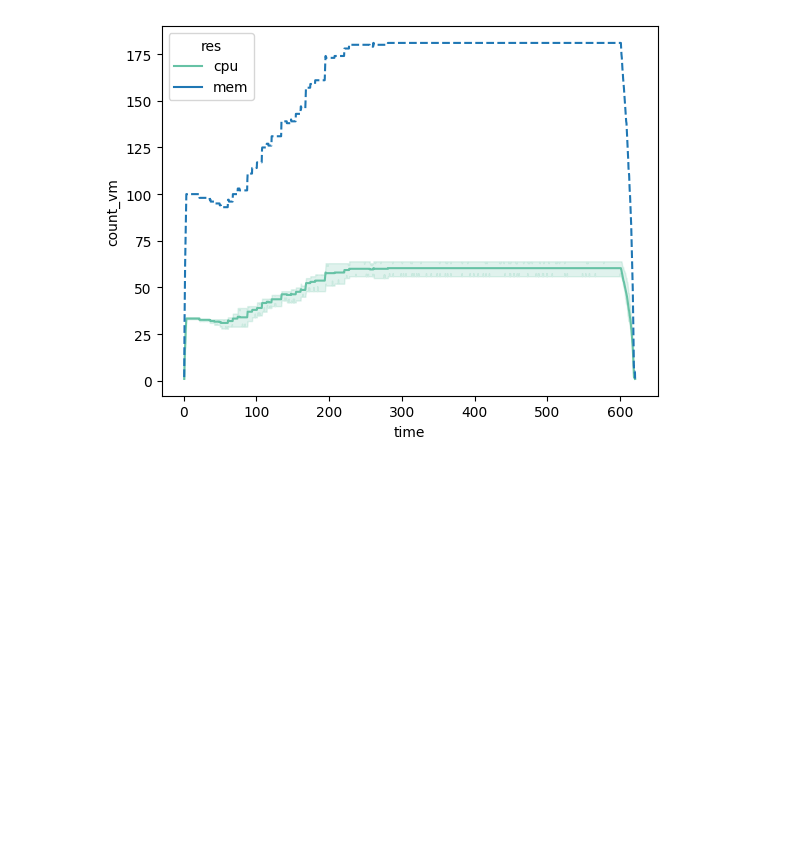
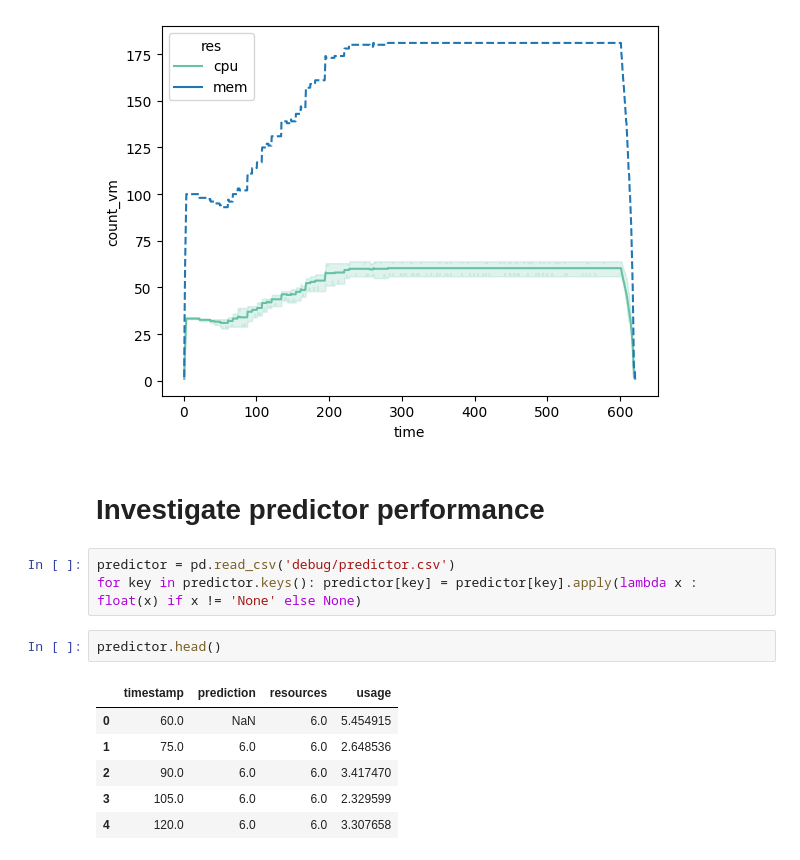
Before and after one commit to jacquetpi/VMSlack, a Jupyter notebook: investigation.ipynb, the cells around one changed output. Drawn from its saved outputs; the diff is of its cells as text; blank space fills up the shorter version.

```diff
--- a/investigation.ipynb
+++ b/investigation.ipynb
@@ -97,3 +97,17 @@ g_val = sns.lineplot(data=subsets_unarchived.loc[subsets_unarchived['res'] == 'c
 g_val = sns.lineplot(data=subsets_unarchived.loc[subsets_unarchived['res'] == 'mem'], x='time', y='count_vm', hue='res', linestyle='--')
 # %% [output]
 [figure]
+# %% [markdown]
+# Investigate predictor performance
+# %%
+predictor = pd.read_csv('debug/predictor.csv')
+for key in predictor.keys(): predictor[key] = predictor[key].apply(lambda x : float(x) if x != 'None' else None)
+# %%
+predictor.head()
+# %% [output]
+|  | timestamp | prediction | resources | usage |
+| 0 | 60.0 | NaN | 6.0 | 5.454915 |
+| 1 | 75.0 | 6.0 | 6.0 | 2.648536 |
+| 2 | 90.0 | 6.0 | 6.0 | 3.417470 |
+| 3 | 105.0 | 6.0 | 6.0 | 2.329599 |
+| 4 | 120.0 | 6.0 | 6.0 | 3.307658 |
```
Also changed, not shown: parts of 2 cells of this notebook, 3 other files.
